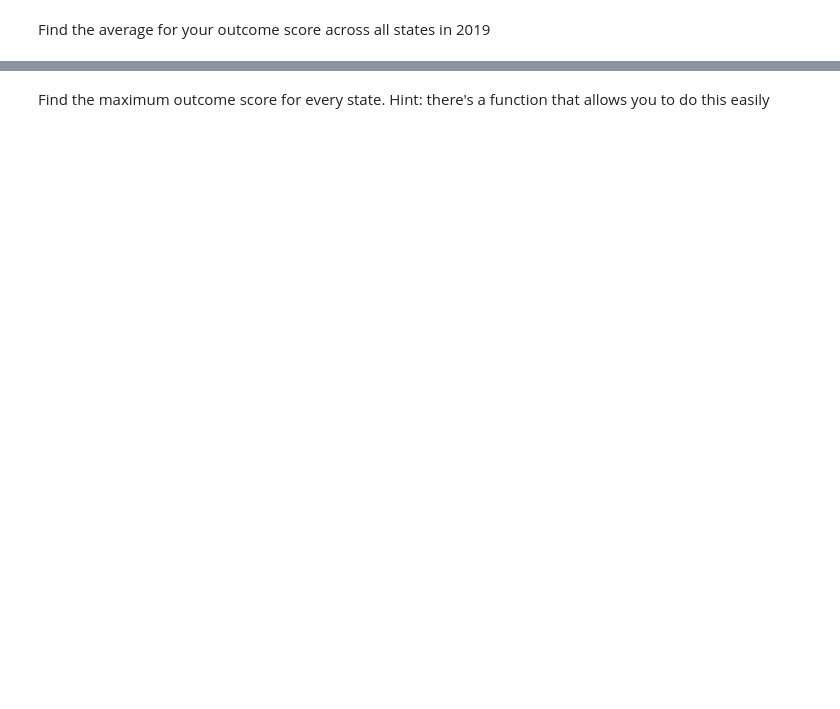
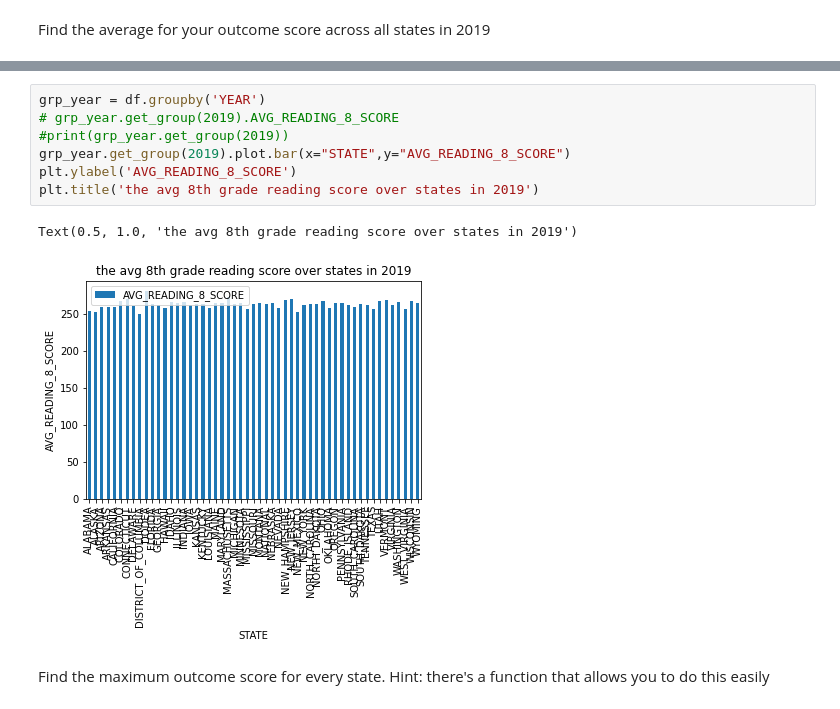
Before and after one commit to borenke/mdst_tutorials, a Jupyter notebook: tutorial/checkpoint2/checkpoint2.ipynb, the cells around one changed output, grey strips where cells are left out. Cells and saved outputs as stored; diff of their text form; blank space fills up the shorter version.

```diff
--- a/tutorial/checkpoint2/checkpoint2.ipynb
+++ b/tutorial/checkpoint2/checkpoint2.ipynb
@@ -111,2 +95,12 @@ plt.title('Distribution of 8th grade reading scores')
+# %%
+grp_year = df.groupby('YEAR')
+# grp_year.get_group(2019).AVG_READING_8_SCORE
+#print(grp_year.get_group(2019))
+grp_year.get_group(2019).plot.bar(x="STATE",y="AVG_READING_8_SCORE")
+plt.ylabel('AVG_READING_8_SCORE')
+plt.title('the avg 8th grade reading score over states in 2019')
+# %% [output]
+Text(0.5, 1.0, 'the avg 8th grade reading score over states in 2019')
+[figure, added]
 # %% [markdown]
 Find the maximum outcome score for every state. Hint: there's a function that allows you to do this easily
```
Also changed, not shown: parts of 27 cells of this notebook, 1 other file.
